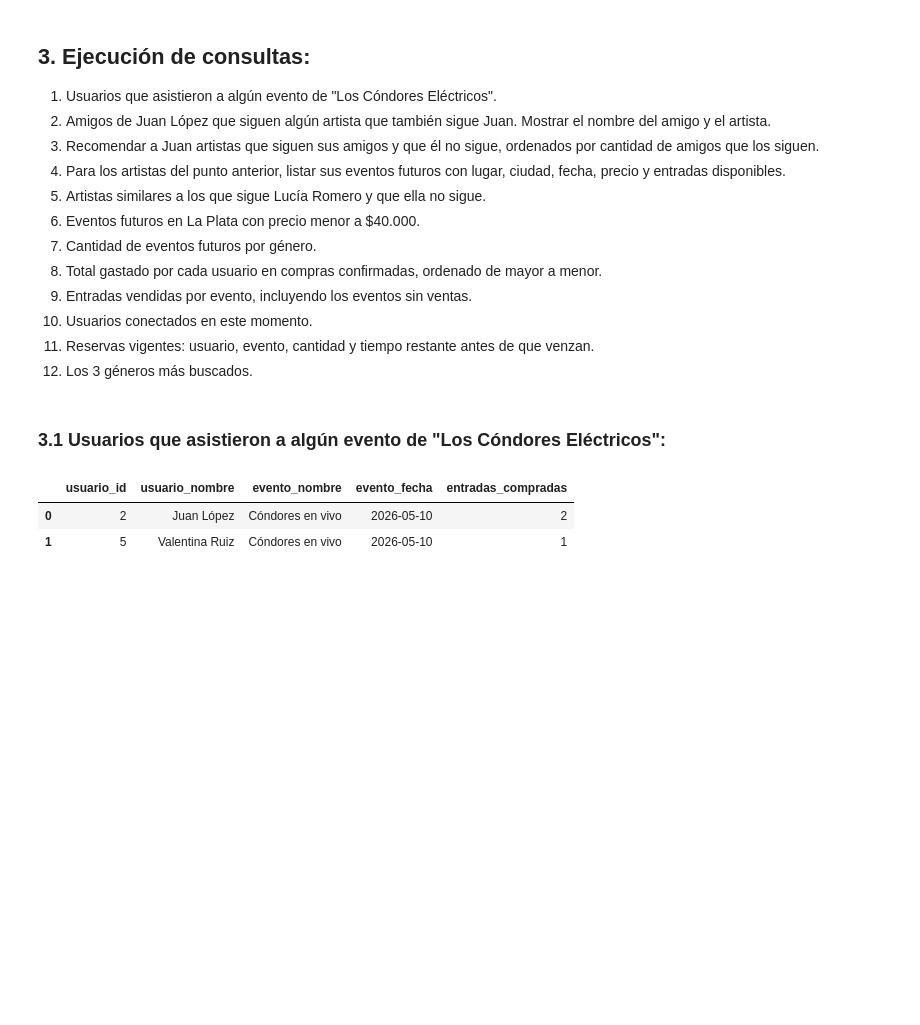
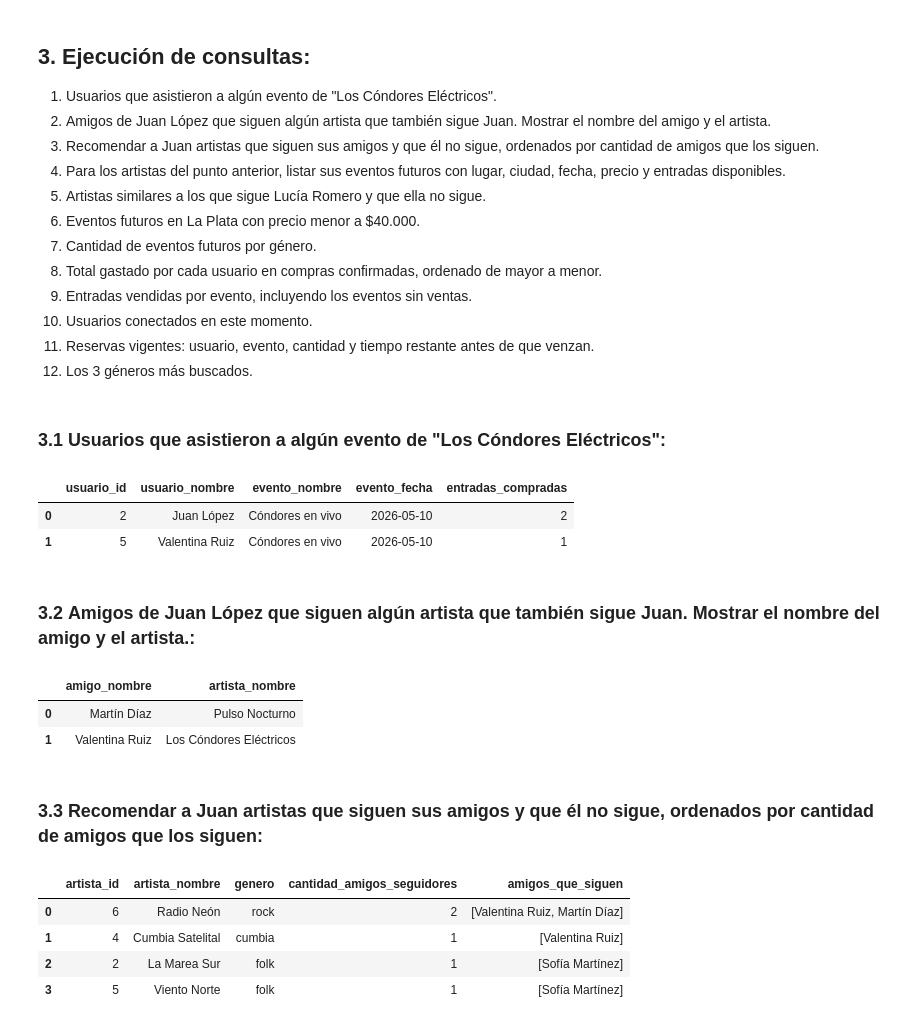
Before and after one commit to agustin-antimi/base_de_datos_trabajo_integrador, a Jupyter notebook: notebooks/TP_Integrador.ipynb, the cells around one changed output. Cells and saved outputs as stored; diff of their text form; code cells hidden in the pictures; blank space fills up the shorter version.

```diff
--- a/notebooks/TP_Integrador.ipynb
+++ b/notebooks/TP_Integrador.ipynb
@@ -249,3 +249,47 @@ display(df_asistentes)
 |  | usuario_id | usuario_nombre | evento_nombre | evento_fecha | entradas_compradas |
 | 0 | 2 | Juan López | Cóndores en vivo | 2026-05-10 | 2 |
 | 1 | 5 | Valentina Ruiz | Cóndores en vivo | 2026-05-10 | 1 |
+# %% [markdown]
+### 3.2 **Amigos de Juan López que siguen algún artista que también sigue Juan. Mostrar el nombre del amigo y el artista.:**
+# %%
+import sys
+import pandas as pd
+
+# Elimina la versión vieja cacheada en memoria si existe
+if "queries" in sys.modules:
+    del sys.modules["queries"]
+
+from queries import get_friends_following_same_artists
+
+# Consulta 2: Amigos de Juan López que siguen algún artista que también sigue Juan
+amigos_coincidentes = get_friends_following_same_artists(driver, user_name="Juan López")
+
+df_amigos_coincidentes = pd.DataFrame(amigos_coincidentes)
+display(df_amigos_coincidentes)
+# %% [output]
+|  | amigo_nombre | artista_nombre |
+| 0 | Martín Díaz | Pulso Nocturno |
+| 1 | Valentina Ruiz | Los Cóndores Eléctricos |
+# %% [markdown]
+### 3.3 **Recomendar a Juan artistas que siguen sus amigos y que él no sigue, ordenados por cantidad de amigos que los siguen:**
+# %%
+import sys
+import pandas as pd
+
+# Elimina la versión vieja cacheada en memoria si existe
+if "queries" in sys.modules:
+    del sys.modules["queries"]
+
+from queries import recommend_artists_from_friends
+
+# Consulta 3: Recomendar a Juan artistas que siguen sus amigos y que él no sigue
+recomendaciones_juan = recommend_artists_from_friends(driver, user_name="Juan López")
+
+df_recomendaciones = pd.DataFrame(recomendaciones_juan)
+display(df_recomendaciones)
+# %% [output]
+|  | artista_id | artista_nombre | genero | cantidad_amigos_seguidores | amigos_que_siguen |
+| 0 | 6 | Radio Neón | rock | 2 | [Valentina Ruiz, Martín Díaz] |
+| 1 | 4 | Cumbia Satelital | cumbia | 1 | [Valentina Ruiz] |
+| 2 | 2 | La Marea Sur | folk | 1 | [Sofía Martínez] |
+| 3 | 5 | Viento Norte | folk | 1 | [Sofía Martínez] |
```
Also changed, not shown: parts of 18 cells of this notebook, 1 other file.
